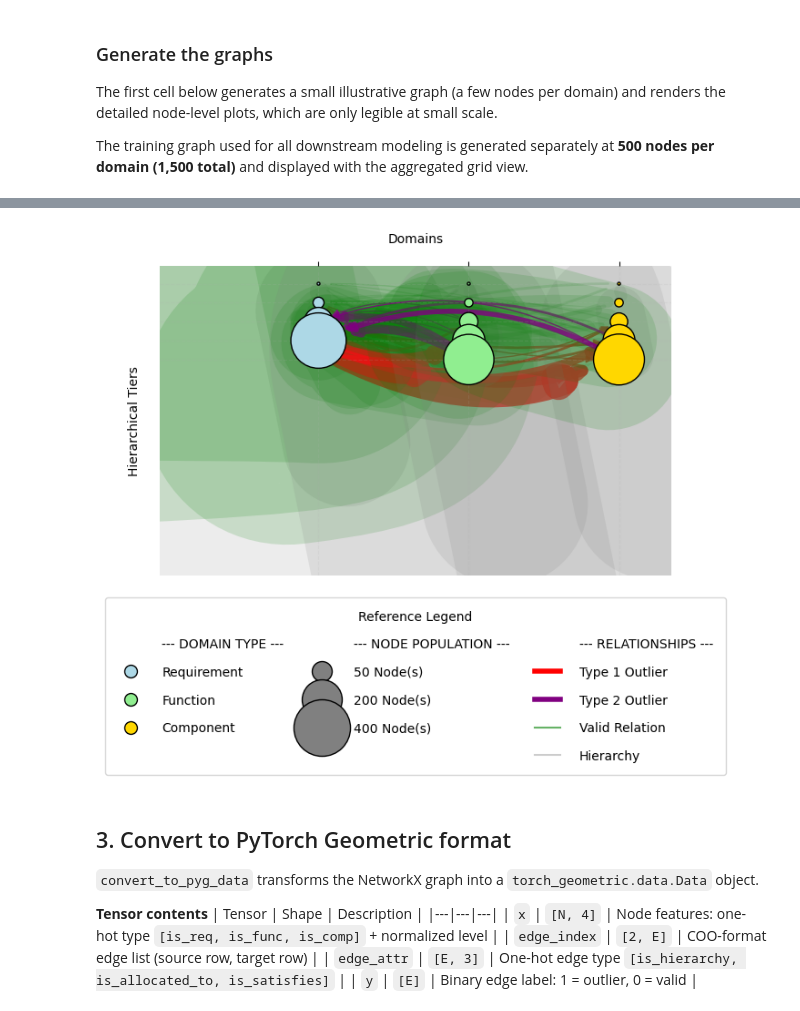
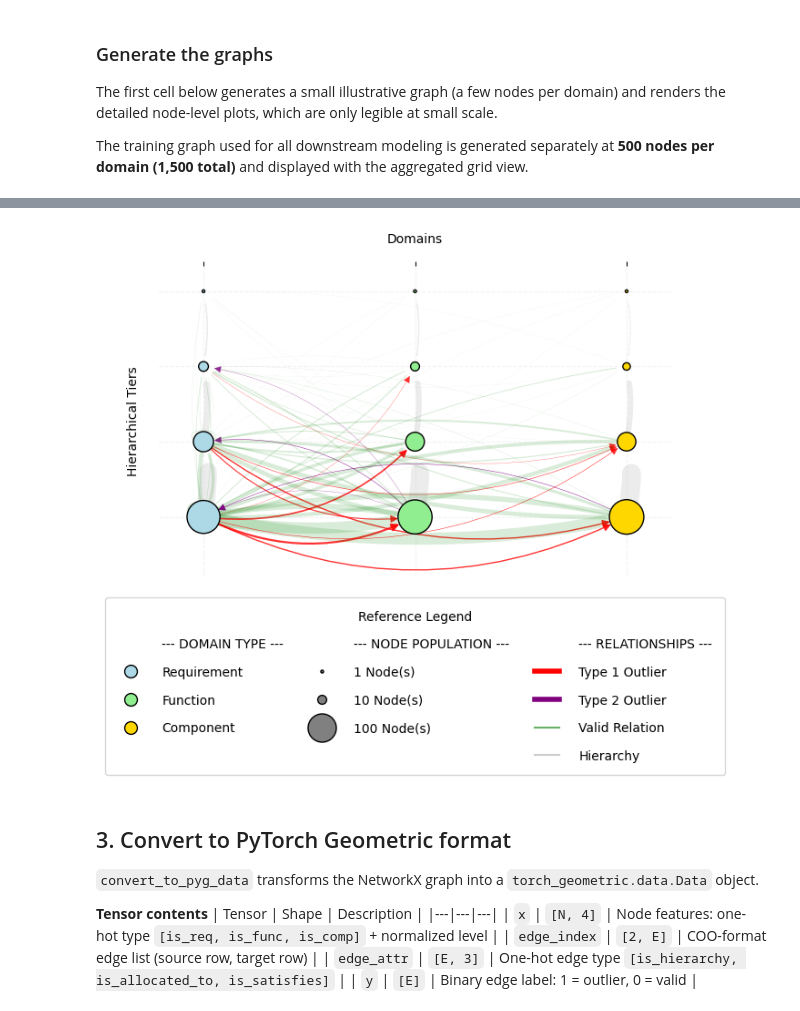
Before and after one commit to tcheb/ENGR521A, a Jupyter notebook: Synth_SE_data.ipynb, the cells around one changed output, grey strips where cells are left out. Cells and saved outputs as stored; diff of their text form; code cells hidden in the pictures.

```diff
--- a/Synth_SE_data.ipynb
+++ b/Synth_SE_data.ipynb
@@ -149,9 +130,9 @@ def generate_se_dataset_with_outliers_simple(
     return G
 # %%
 def generate_se_dataset_with_outliers_standard(
-    req_size=100, req_depth=3,
-    func_size=150, func_depth=4,
-    comp_size=150, comp_depth=4,
+    req_size=200, req_depth=3,
+    func_size=200, func_depth=4,
+    comp_size=200, comp_depth=4,
     p_illegal_satisfy=0.05,
     p_missing_satisfy=0.1
 ):
@@ -479,7 +460,7 @@ plot_se_clustered_by_domain_and_tier(g)
 def plot_se_aggregated_grid(G):
     AG = nx.MultiDiGraph()
     NODE_SCALE = 5
-    legend_sizes = [50, 200, 400]
+    legend_sizes = [1, 10, 100]
     legend_widths = [1, 5]
 
     group_counts = {}
@@ -530,17 +511,17 @@ def plot_se_aggregated_grid(G):
         s_margin, t_margin = 0, 0
 
         if etype == 'outlier_t1':
-            color, alpha, width, a_size = 'red', 0.8, weight * 1.0, 12
+            color, alpha, width, a_size = 'red', 0.8, weight * 0.2, 12
             s_margin = np.sqrt(AG.nodes[u]['size'] * NODE_SCALE) / 2.0
             t_margin = np.sqrt(AG.nodes[v]['size'] * NODE_SCALE) / 2.0
         elif etype == 'outlier_t2':
-            color, alpha, width, a_size = 'purple', 0.8, weight * 1.0, 12
+            color, alpha, width, a_size = 'purple', 0.8, weight * 0.2, 12
             s_margin = np.sqrt(AG.nodes[u]['size'] * NODE_SCALE) / 2.0
             t_margin = np.sqrt(AG.nodes[v]['size'] * NODE_SCALE) / 2.0
         elif etype == 'valid':
-            color, alpha, width, a_size = 'green', 0.15, weight * 1.0, 0.0001
+            color, alpha, width, a_size = 'green', 0.15, weight * 0.1, 0.0001
         else:
-            color, alpha, width, a_size = 'gray', 0.15, weight * 1.0, 0.0001
+            color, alpha, width, a_size = 'gray', 0.15, weight * 0.1, 0.0001
 
         nx.draw_networkx_edges(
             AG, pos, edgelist=[(u, v)], width=width, edge_color=color, alpha=alpha,
@@ -599,18 +580,18 @@ def plot_se_aggregated_grid(G):
 # %%
 # ── Reproducibility ────────────────────────────────────────────
 random.seed(42)
 np.random.seed(42)
 torch.manual_seed(42)
 
 # Generate and Plot
-g = generate_se_dataset_with_outliers_standard(req_size=500, req_depth=3,
-    func_size=500, func_depth=4,
-    comp_size=500, comp_depth=4,p_illegal_satisfy=0.05, p_missing_satisfy=0.1)
+g = generate_se_dataset_with_outliers_standard(req_size=200, req_depth=3,
+    func_size=200, func_depth=3,
+    comp_size=200, comp_depth=3,p_illegal_satisfy=0.05, p_missing_satisfy=0.1)
 #plot_se_system_v2(g)
 #plot_se_clustered_by_domain_and_tier(g)
 plot_se_aggregated_grid(g)
 # %% [output]
-[figure, old version]
+[figure, new version]
 # %% [markdown]
 ## 3. Convert to PyTorch Geometric format
 
```
Also changed, not shown: parts of 28 cells of this notebook, 2 other files.
